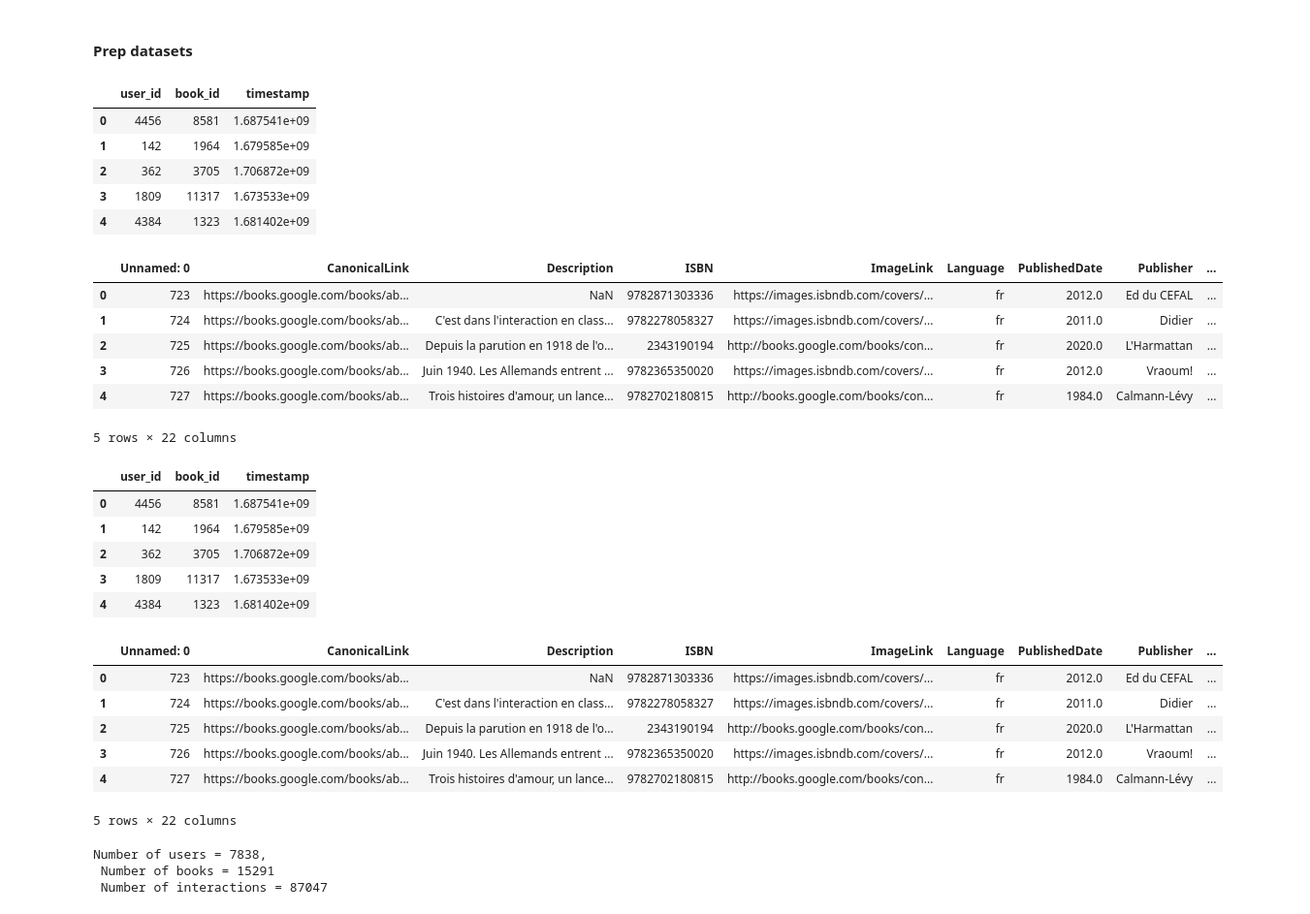
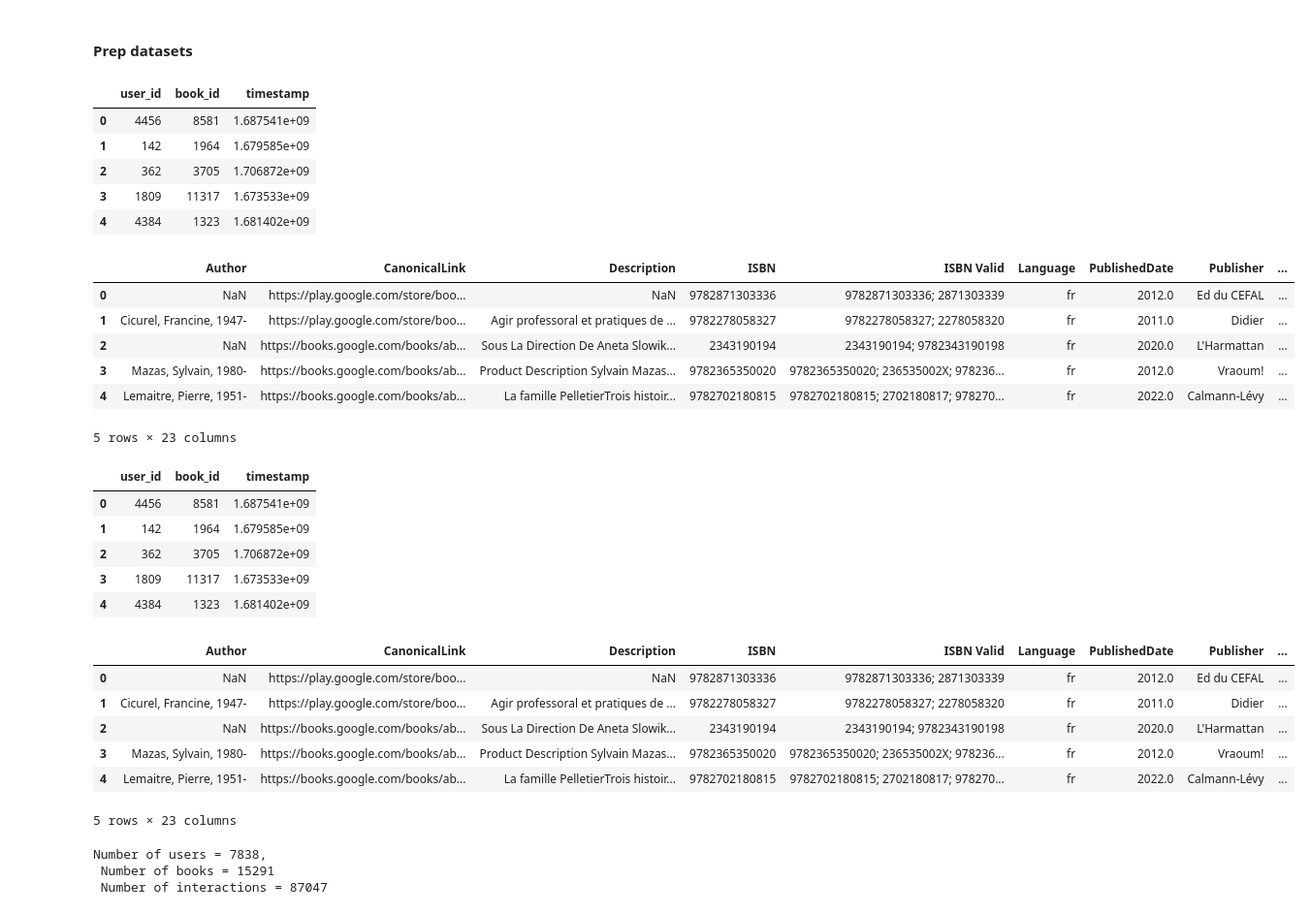
Before and after one commit to ML-brooowss/ML, a Jupyter notebook: API_embedding_test_template.ipynb, the cells around one changed output. Shown: that part at 97% size. Cells and saved outputs as stored; diff of their text form; code cells hidden in the pictures.

```diff
--- a/API_embedding_test_template.ipynb
+++ b/API_embedding_test_template.ipynb
@@ -45,59 +45,65 @@ interactions = pd.read_csv('https://raw.githubusercontent.com/linneverh/MachineL
 #FOR: Google enhanced & ISBN enhanced - date_title_description
 # items1 = pd.read_csv("https://media.githubusercontent.com/media/ML-brooowss/ML/refs/heads/main/final_items/date_title_description/embeddings_part1.csv")
 # items2 = pd.read_csv("https://media.githubusercontent.com/media/ML-brooowss/ML/refs/heads/main/final_items/date_title_description/embeddings_part2.csv")
 # items = pd.concat([items1, items2])
 
 #FOR: Google enhanced & ISBN enhanced - author_date_title_subjects
 # items1 = pd.read_csv("https://media.githubusercontent.com/media/ML-brooowss/ML/refs/heads/main/final_items/author_date_title_subjects/embeddings_part1.csv")
 # items2 = pd.read_csv("https://media.githubusercontent.com/media/ML-brooowss/ML/refs/heads/main/final_items/author_date_title_subjects/embeddings_part2.csv")
 # items = pd.concat([items1, items2])
 
 #FOR: Google enhanced & ISBN enhanced - author_date_title_description
-items1 = pd.read_csv("https://media.githubusercontent.com/media/ML-brooowss/ML/refs/heads/main/final_items/author_date_title_description/embeddings_part1.csv")
-items2 = pd.read_csv("https://media.githubusercontent.com/media/ML-brooowss/ML/refs/heads/main/final_items/author_date_title_description/embeddings_part2.csv")
+# items1 = pd.read_csv("https://media.githubusercontent.com/media/ML-brooowss/ML/refs/heads/main/final_items/author_date_title_description/embeddings_part1.csv")
+# items2 = pd.read_csv("https://media.githubusercontent.com/media/ML-brooowss/ML/refs/heads/main/final_items/author_date_title_description/embeddings_part2.csv")
+# items = pd.concat([items1, items2])
+
+#FOR: Google enhanced & ISBN priority - author_date_title_description
+# items1 = pd.read_csv("https://media.githubusercontent.com/media/ML-brooowss/ML/refs/heads/main/final_items_isbnpriority/author_date_title_subjects/embeddings_part1.csv")
+# items2 = pd.read_csv("https://media.githubusercontent.com/media/ML-brooowss/ML/refs/heads/main/final_items_isbnpriority/author_date_title_subjects/embeddings_part2.csv")
+# items = pd.concat([items1, items2])
+
+#FOR: Google enhanced & ISBN priority - author_date_title_description
+items1 = pd.read_csv("https://media.githubusercontent.com/media/ML-brooowss/ML/refs/heads/main/final_items_isbnpriority/author_date_title_description/embeddings_part1.csv")
+items2 = pd.read_csv("https://media.githubusercontent.com/media/ML-brooowss/ML/refs/heads/main/final_items_isbnpriority/author_date_title_description/embeddings_part2.csv")
 items = pd.concat([items1, items2])
-
-
-
-
 
 #rename columns
 interactions = interactions.rename(columns={'u': 'user_id', 'i': 'book_id', 't': 'timestamp'})
 items=items.rename(columns={'i':'book_id'})
 # Display the first rows of the updated interactions DataFrame
 display(interactions.head())
 display(items.head())
 
 # Display the first rows of each dataset
 display(interactions.head())
 display(items.head())
 # %% [output]
 |  | user_id | book_id | timestamp |
 | 0 | 4456 | 8581 | 1.687541e+09 |
 | 1 | 142 | 1964 | 1.679585e+09 |
 | 2 | 362 | 3705 | 1.706872e+09 |
 | 3 | 1809 | 11317 | 1.673533e+09 |
 | 4 | 4384 | 1323 | 1.681402e+09 |
-|  | Unnamed: 0 | CanonicalLink | Description | ISBN | ImageLink | Language | PublishedDate | Publisher | ... |
-| 0 | 723 | https://books.google.com/books/ab... | NaN | 9782871303336 | https://images.isbndb.com/covers/... | fr | 2012.0 | Ed du CEFAL | ... |
-| 1 | 724 | https://books.google.com/books/ab... | C'est dans l'interaction en class... | 9782278058327 | https://images.isbndb.com/covers/... | fr | 2011.0 | Didier | ... |
-| 2 | 725 | https://books.google.com/books/ab... | Depuis la parution en 1918 de l'o... | 2343190194 | http://books.google.com/books/con... | fr | 2020.0 | L'Harmattan | ... |
-| 3 | 726 | https://books.google.com/books/ab... | Juin 1940. Les Allemands entrent ... | 9782365350020 | https://images.isbndb.com/covers/... | fr | 2012.0 | Vraoum! | ... |
-| 4 | 727 | https://books.google.com/books/ab... | Trois histoires d'amour, un lance... | 9782702180815 | http://books.google.com/books/con... | fr | 1984.0 | Calmann-Lévy | ... |
+|  | Author | CanonicalLink | Description | ISBN | ISBN Valid | Language | PublishedDate | Publisher | ... |
+| 0 | NaN | https://play.google.com/store/boo... | NaN | 9782871303336 | 9782871303336; 2871303339 | fr | 2012.0 | Ed du CEFAL | ... |
+| 1 | Cicurel, Francine, 1947- | https://play.google.com/store/boo... | Agir professoral et pratiques de ... | 9782278058327 | 9782278058327; 2278058320 | fr | 2011.0 | Didier | ... |
+| 2 | NaN | https://books.google.com/books/ab... | Sous La Direction De Aneta Slowik... | 2343190194 | 2343190194; 9782343190198 | fr | 2020.0 | L'Harmattan | ... |
+| 3 | Mazas, Sylvain, 1980- | https://books.google.com/books/ab... | Product Description Sylvain Mazas... | 9782365350020 | 9782365350020; 236535002X; 978236... | fr | 2012.0 | Vraoum! | ... |
+| 4 | Lemaitre, Pierre, 1951- | https://books.google.com/books/ab... | La famille PelletierTrois histoir... | 9782702180815 | 9782702180815; 2702180817; 978270... | fr | 2022.0 | Calmann-Lévy | ... |
-5 rows × 22 columns
+5 rows × 23 columns
 |  | user_id | book_id | timestamp |
 | 0 | 4456 | 8581 | 1.687541e+09 |
 | 1 | 142 | 1964 | 1.679585e+09 |
 | 2 | 362 | 3705 | 1.706872e+09 |
 | 3 | 1809 | 11317 | 1.673533e+09 |
 | 4 | 4384 | 1323 | 1.681402e+09 |
-|  | Unnamed: 0 | CanonicalLink | Description | ISBN | ImageLink | Language | PublishedDate | Publisher | ... |
-| 0 | 723 | https://books.google.com/books/ab... | NaN | 9782871303336 | https://images.isbndb.com/covers/... | fr | 2012.0 | Ed du CEFAL | ... |
-| 1 | 724 | https://books.google.com/books/ab... | C'est dans l'interaction en class... | 9782278058327 | https://images.isbndb.com/covers/... | fr | 2011.0 | Didier | ... |
-| 2 | 725 | https://books.google.com/books/ab... | Depuis la parution en 1918 de l'o... | 2343190194 | http://books.google.com/books/con... | fr | 2020.0 | L'Harmattan | ... |
-| 3 | 726 | https://books.google.com/books/ab... | Juin 1940. Les Allemands entrent ... | 9782365350020 | https://images.isbndb.com/covers/... | fr | 2012.0 | Vraoum! | ... |
-| 4 | 727 | https://books.google.com/books/ab... | Trois histoires d'amour, un lance... | 9782702180815 | http://books.google.com/books/con... | fr | 1984.0 | Calmann-Lévy | ... |
+|  | Author | CanonicalLink | Description | ISBN | ISBN Valid | Language | PublishedDate | Publisher | ... |
+| 0 | NaN | https://play.google.com/store/boo... | NaN | 9782871303336 | 9782871303336; 2871303339 | fr | 2012.0 | Ed du CEFAL | ... |
+| 1 | Cicurel, Francine, 1947- | https://play.google.com/store/boo... | Agir professoral et pratiques de ... | 9782278058327 | 9782278058327; 2278058320 | fr | 2011.0 | Didier | ... |
+| 2 | NaN | https://books.google.com/books/ab... | Sous La Direction De Aneta Slowik... | 2343190194 | 2343190194; 9782343190198 | fr | 2020.0 | L'Harmattan | ... |
+| 3 | Mazas, Sylvain, 1980- | https://books.google.com/books/ab... | Product Description Sylvain Mazas... | 9782365350020 | 9782365350020; 236535002X; 978236... | fr | 2012.0 | Vraoum! | ... |
+| 4 | Lemaitre, Pierre, 1951- | https://books.google.com/books/ab... | La famille PelletierTrois histoir... | 9782702180815 | 9782702180815; 2702180817; 978270... | fr | 2022.0 | Calmann-Lévy | ... |
-5 rows × 22 columns
+5 rows × 23 columns
 # %%
 n_users = interactions.user_id.nunique()
 n_items = items.book_id.nunique()
```
Also changed, not shown: parts of 3 cells of this notebook.
